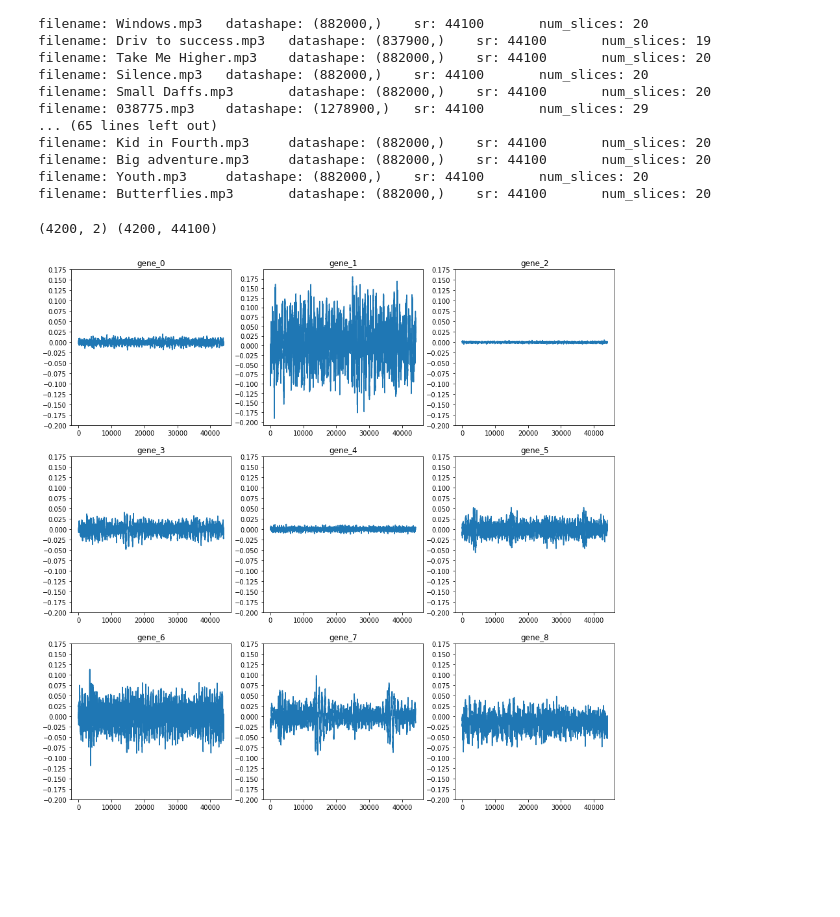
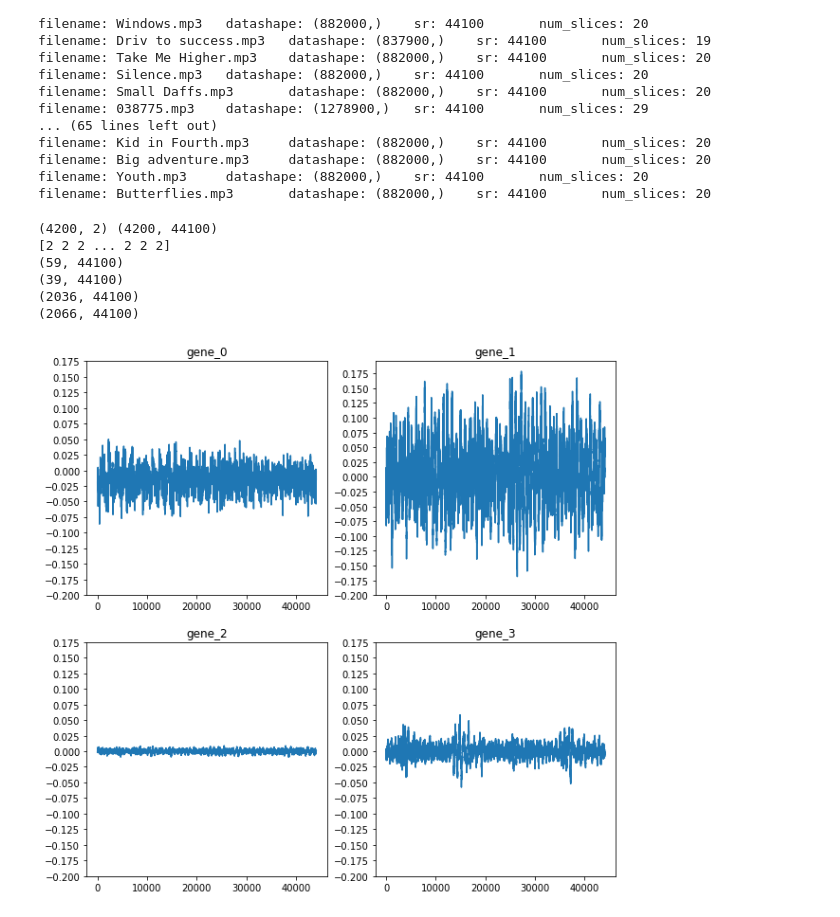
Before and after one commit to khalildogyy/music_structure, a Jupyter notebook: notebook/EG_on_music.ipynb, the cells around one changed output. Drawn from its saved outputs; the diff is of its cells as text; code cells hidden in the pictures; blank space fills up the shorter version.

```diff
--- a/notebook/EG_on_music.ipynb
+++ b/notebook/EG_on_music.ipynb
@@ -64,42 +64,48 @@ filename: Butterflies.mp3       datashape: (882000,)    sr: 44100       num_slic
 # %%
 from sklearn.mixture import GaussianMixture
 from sklearn.externals import joblib
-import pandas as pd
 
 x = np.concatenate(dataset, axis=0)
 print(x.shape, origindata.shape)
 
 # cluster gene
-gene_num = 9
+gene_num = 4
 
-clu = GaussianMixture(n_components=gene_num, covariance_type='diag')
-clu.fit(x)
+# clu = GaussianMixture(n_components=gene_num, covariance_type='diag')
+# clu.fit(x)
 
-# store model
-joblib.dump(clu, './clu.model')
+# # store model
+# joblib.dump(clu, './clu.model')
 
 # load model
 clu = joblib.load('./clu.model')
 
 # draw
 geneassign = clu.predict(x)
-fig, axes = plt.subplots(3, 3, figsize=(15, 15))
+print(geneassign)
+fig, axes = plt.subplots(2, 2, figsize=(10, 10))
 
 for i in range(gene_num):
-    m = int(i / 3)
-    n = int(i % 3)
+    m = int(i / 2)
+    n = int(i % 2)
 
     temp = origindata[geneassign == i]
+    print(temp.shape)
     temp = np.mean(temp, axis=0)
 
     axes[m, n].plot(range(44100), temp)
     axes[m, n].set_title("gene_{}".format(i))
     axes[m, n].set_yticks(np.arange(-0.2, 0.2, 0.025))
 
 plt.show()
 # %% [output]
 (4200, 2) (4200, 44100)
+[2 2 2 ... 2 2 2]
+(59, 44100)
+(39, 44100)
+(2036, 44100)
+(2066, 44100)
-[figure, old version]
+[figure, new version]
 # %%
 # get gene assign
 for filename, data, t in zip(files, dataset, times):
```
Also changed, not shown: parts of 1 cell of this notebook, 1 other file.
